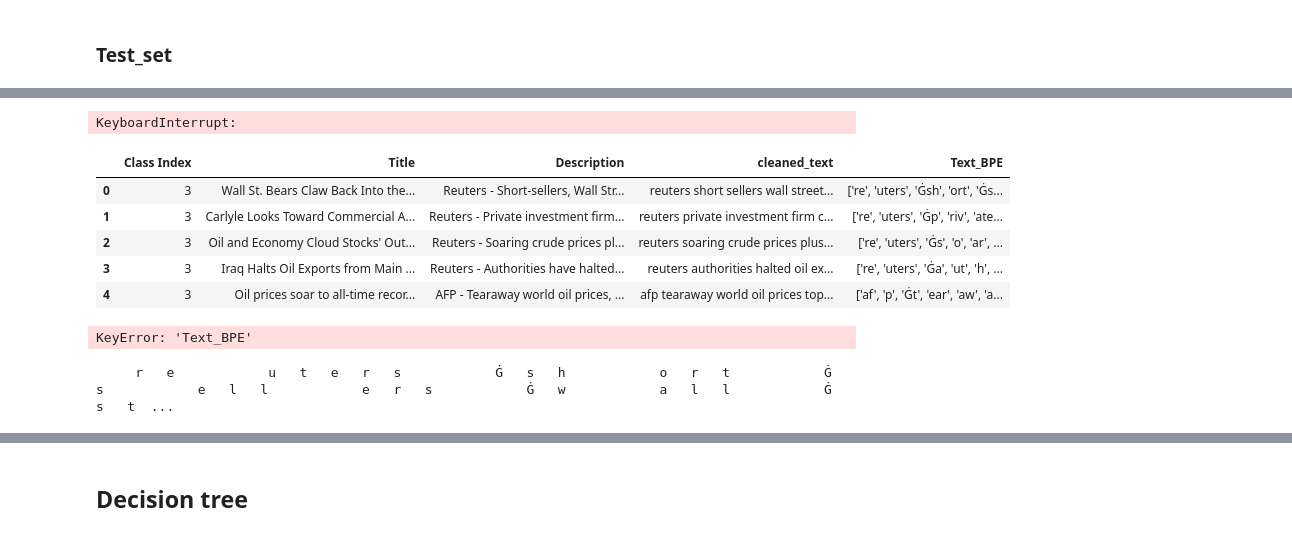
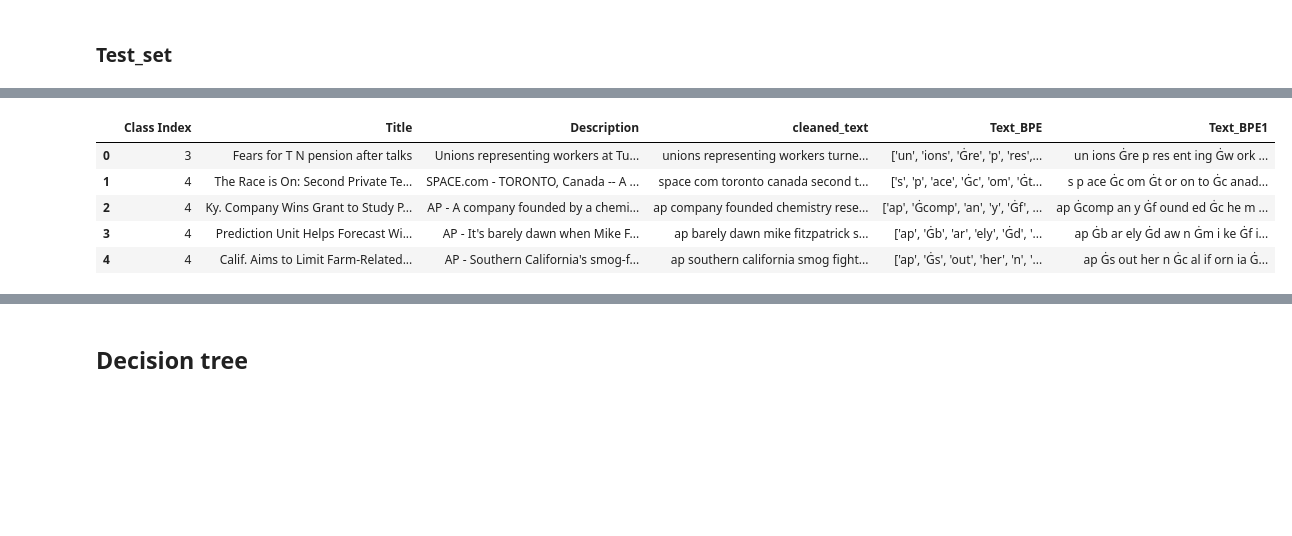
Before and after one commit to cornualghost/Tokenization, a Jupyter notebook: news_classificator.ipynb, the cells around one changed output, grey strips where cells are left out. Cells and saved outputs as stored; diff of their text form; code cells hidden in the pictures; blank space fills up the shorter version.

```diff
--- a/news_classificator.ipynb
+++ b/news_classificator.ipynb
@@ -216,17 +222,12 @@ test_set.head()
-# %%
-test_set['Text_BPE'] = apply_bpe_to_series(test_set['cleaned_text'])
-test_set['Text_BPE'].head()
-# %% [output]
-KeyboardInterrupt:
 # %%
 # Per questioni di comodità si importano i dataset con la tokenizzazione bpe già effettuata
-train_set = pd.read_csv('train_set_bpe.csv')
-test_set = pd.read_csv('test_set_bpe.csv')
-train_set.head()
+train_set_bpe = pd.read_csv('train_set_bpe.csv')
+test_set_bpe = pd.read_csv("test_set_bpe.csv")
+test_set_bpe.head()
 # %% [output]
-|  | Class Index | Title | Description | cleaned_text | Text_BPE |
-| 0 | 3 | Wall St. Bears Claw Back Into the... | Reuters - Short-sellers, Wall Str... | reuters short sellers wall street... | ['re', 'uters', 'Ġsh', 'ort', 'Ġs... |
-| 1 | 3 | Carlyle Looks Toward Commercial A... | Reuters - Private investment firm... | reuters private investment firm c... | ['re', 'uters', 'Ġp', 'riv', 'ate... |
-| 2 | 3 | Oil and Economy Cloud Stocks' Out... | Reuters - Soaring crude prices pl... | reuters soaring crude prices plus... | ['re', 'uters', 'Ġs', 'o', 'ar', ... |
-| 3 | 3 | Iraq Halts Oil Exports from Main ... | Reuters - Authorities have halted... | reuters authorities halted oil ex... | ['re', 'uters', 'Ġa', 'ut', 'h', ... |
-| 4 | 3 | Oil prices soar to all-time recor... | AFP - Tearaway world oil prices, ... | afp tearaway world oil prices top... | ['af', 'p', 'Ġt', 'ear', 'aw', 'a... |
+|  | Class Index | Title | Description | cleaned_text | Text_BPE | Text_BPE1 |
+| 0 | 3 | Fears for T N pension after talks | Unions representing workers at Tu... | unions representing workers turne... | ['un', 'ions', 'Ġre', 'p', 'res',... | un ions Ġre p res ent ing Ġw ork ... |
+| 1 | 4 | The Race is On: Second Private Te... | SPACE.com - TORONTO, Canada -- A ... | space com toronto canada second t... | ['s', 'p', 'ace', 'Ġc', 'om', 'Ġt... | s p ace Ġc om Ġt or on to Ġc anad... |
+| 2 | 4 | Ky. Company Wins Grant to Study P... | AP - A company founded by a chemi... | ap company founded chemistry rese... | ['ap', 'Ġcomp', 'an', 'y', 'Ġf', ... | ap Ġcomp an y Ġf ound ed Ġc he m ... |
+| 3 | 4 | Prediction Unit Helps Forecast Wi... | AP - It's barely dawn when Mike F... | ap barely dawn mike fitzpatrick s... | ['ap', 'Ġb', 'ar', 'ely', 'Ġd', '... | ap Ġb ar ely Ġd aw n Ġm i ke Ġf i... |
+| 4 | 4 | Calif. Aims to Limit Farm-Related... | AP - Southern California's smog-f... | ap southern california smog fight... | ['ap', 'Ġs', 'out', 'her', 'n', '... | ap Ġs out her n Ġc al if orn ia Ġ... |
@@ -235,17 +233,0 @@ train_set['Text_BPE'] = train_set['Text_BPE'].apply(lambda x: ' '.join(x))
-# %%
-test_set['Text_BPE'] = test_set['Text_BPE'].apply(lambda x: ' '.join(x))
-# %% [output]
-KeyError: 'Text_BPE'
-# %%
-# Funzione per pulire ogni elemento della lista e poi unirli
-def clean_and_join(lst):
-    # Rimuove spazi extra e virgolette, e poi unisce gli elementi
-    return ' '.join(item.strip(" '[],") for item in lst)
-
-# Applica la funzione al DataFrame
-train_set['Text_BPE'] = train_set['Text_BPE'].apply(clean_and_join)
-
-# Stampa la colonna Text_BPE della prima riga per verificare
-print(train_set['Text_BPE'].iloc[0])
-# %% [output]
-     r   e            u   t   e   r   s            Ġ   s   h            o   r   t            Ġ   s            e   l   l            e   r   s            Ġ   w            a   l   l            Ġ   s   t  ...
```
Also changed, not shown: parts of 24 cells of this notebook, 2 other files.
